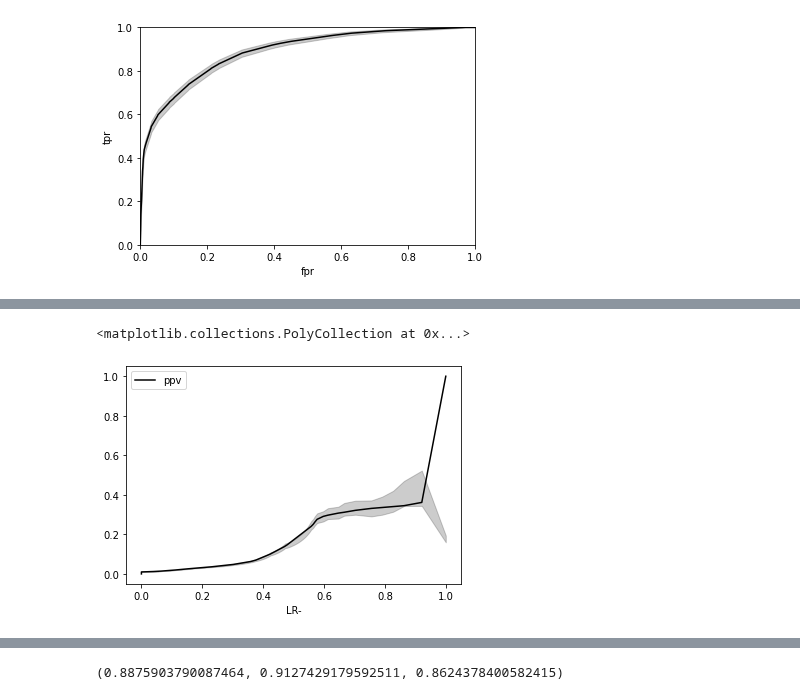
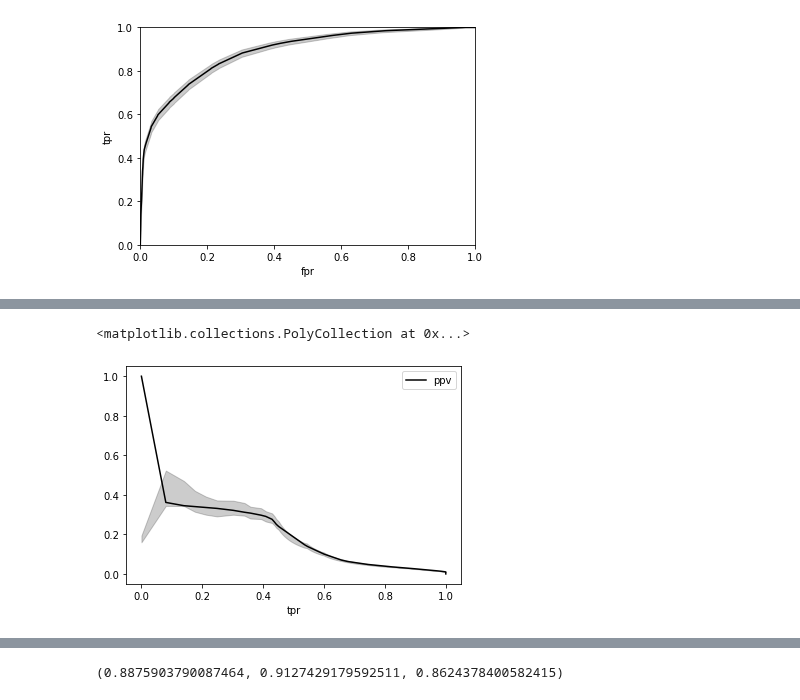
Before and after one commit to zeroknowledgediscovery/zedstat, a Jupyter notebook: examples/example1.ipynb, the cells around one changed output, grey strips where cells are left out. Cells and saved outputs as stored; diff of their text form; code cells hidden in the pictures.

```diff
--- a/examples/example1.ipynb
+++ b/examples/example1.ipynb
@@ -34,7 +43,7 @@ ax.set_ylabel('tpr');
 # %%
 ax=plt.gca()
-ax=zt.get().plot(ax=ax,x='LR-',y='ppv',color='k')
-plt.fill_between(x=zt.get()['LR-'], y1=zt.df_lim['U'].ppv,y2=zt.df_lim['L'].ppv, color='k',alpha=.2)
+ax=zt.get().plot(ax=ax,x='tpr',y='ppv',color='k')
+plt.fill_between(x=zt.get()['tpr'], y1=zt.df_lim['U'].ppv,y2=zt.df_lim['L'].ppv, color='k',alpha=.2)
 # %% [output]
 <matplotlib.collections.PolyCollection at 0x...>
-[figure, old version]
+[figure, new version]
```
Also changed, not shown: parts of 4 cells of this notebook, 8 other files.
